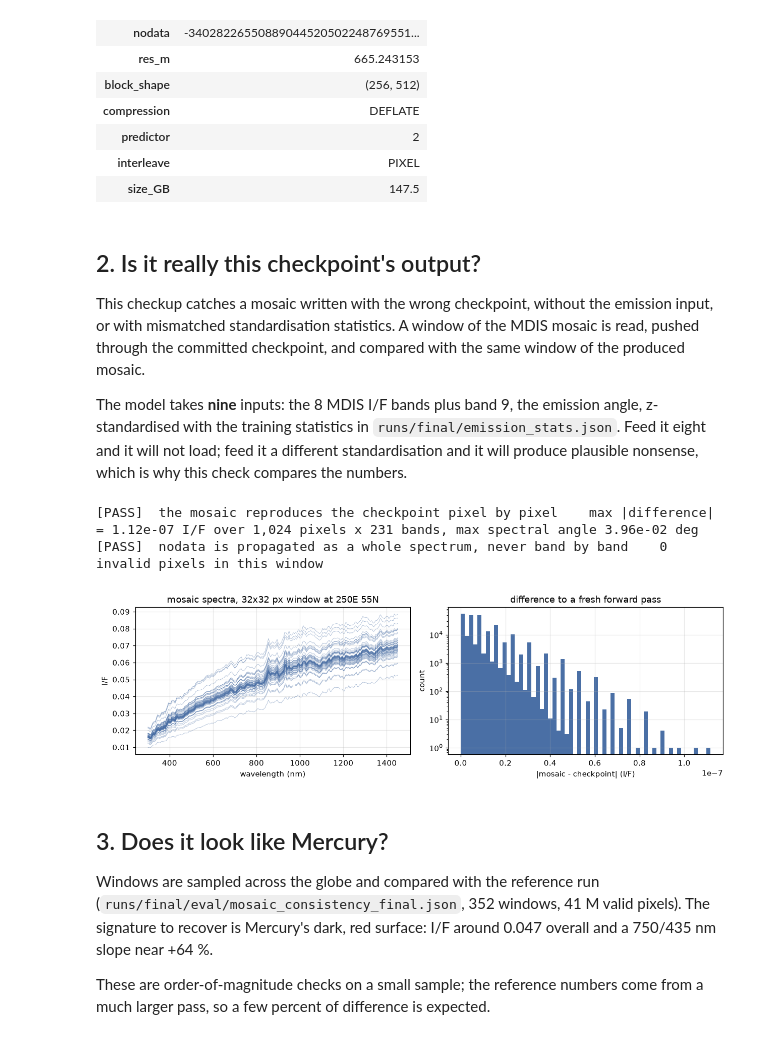
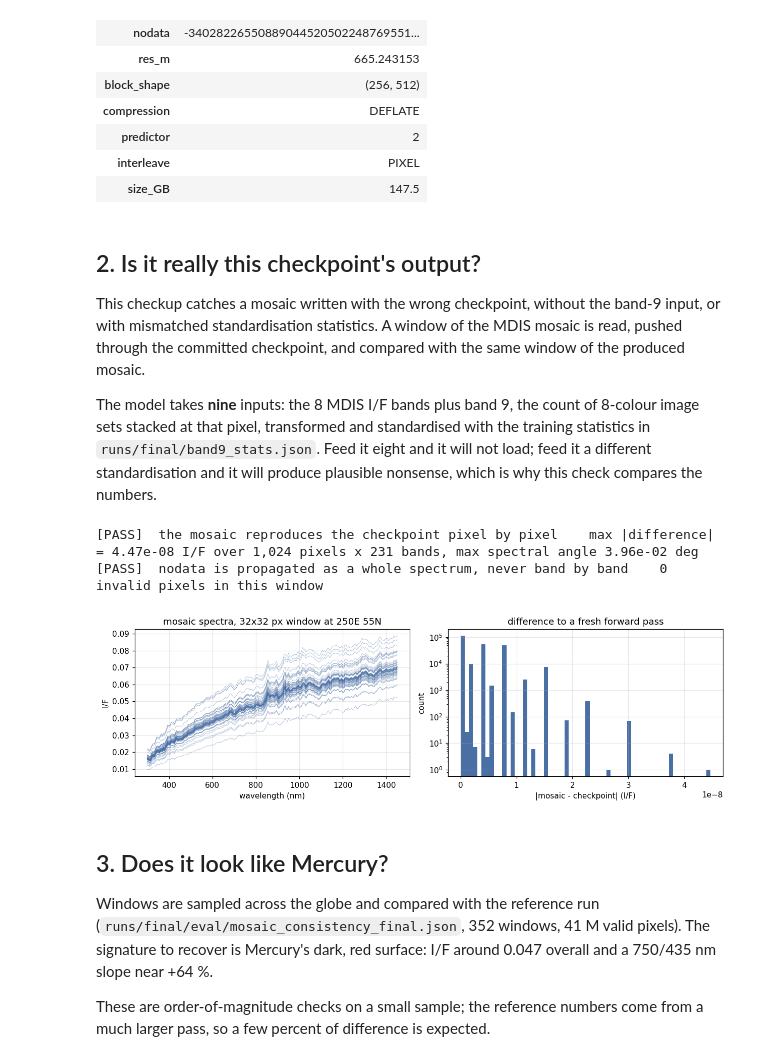
Before and after one commit to raphael-muller/mdis2vihi, a Jupyter notebook: notebooks/02_check_mosaic.ipynb, the cells around one changed output. Saved outputs shown, nothing was run; the diff lists cells and outputs as text; code cells hidden in the pictures.

Commit message:
Band 9 images count correction

```diff
--- a/notebooks/02_check_mosaic.ipynb
+++ b/notebooks/02_check_mosaic.ipynb
@@ -37,7 +37,7 @@ CORRECTED = REPO / "runs/final/mdis2vihi_global_final_postcorr_unionbb0.8_deflat
 MDIS = REPO / ("data/raw/mdis_mosaic/MDIS_MDR_20170512_PDS16_64ppd_"
                "equirectangular_withbackplanes.tif")
 CKPTS = sorted((REPO / "runs/final/lightning_logs/version_0/checkpoints").glob("epoch=*.ckpt"))
-STATS = json.loads((REPO / "runs/final/emission_stats.json").read_text(encoding="utf-8"))
+STATS = json.loads((REPO / "runs/final/image_count_stats.json").read_text(encoding="utf-8"))
 LAYER_DIR = REPO / "runs/final/correction"
 BANDSTATS = REPO / "runs/final/eval/mosaic_band_stats_final.csv"
 
@@ -138,14 +138,15 @@ else:
 ## 2. Is it really this checkpoint's output?
 
 This checkup catches a mosaic written with the wrong
-checkpoint, without the emission input, or with mismatched standardisation statistics.
+checkpoint, without the band-9 input, or with mismatched standardisation statistics.
 A window of the MDIS mosaic is read, pushed through the committed checkpoint, and
 compared with the same window of the produced mosaic.
 
-The model takes **nine** inputs: the 8 MDIS I/F bands plus band 9, the emission angle,
-z-standardised with the training statistics in `runs/final/emission_stats.json`. Feed
-it eight and it will not load; feed it a different standardisation and it will produce
-plausible nonsense, which is why this check compares the numbers.
+The model takes **nine** inputs: the 8 MDIS I/F bands plus band 9, the count of
+8-colour image sets stacked at that pixel, transformed and standardised with the
+training statistics in `runs/final/band9_stats.json`. Feed it eight and it will not
+load; feed it a different standardisation and it will produce plausible nonsense,
+which is why this check compares the numbers.
 # %%
 if not (HAVE_MOSAIC and HAVE_MDIS and CKPTS):
     print("skipped: needs the mosaic, the MDIS input and the checkpoint")
@@ -163,36 +164,36 @@ else:
 
     valid = np.all(np.isfinite(x9) & (x9 > NODATA), axis=0)
     xs = x9[:, valid].T.copy()
-    xs[:, 8] = (xs[:, 8] - STATS["emission_mean"]) / STATS["emission_std"]
+    xs[:, 8] = (xs[:, 8] - STATS["image_count_mean"]) / STATS["image_count_std"]
     with torch.no_grad():
         pred = model(torch.from_numpy(xs)).numpy()
     obs = got[:, valid].T
 
     dmax = float(np.abs(pred - obs).max())
     cos = ((pred * obs).sum(1)
            / (np.linalg.norm(pred, axis=1) * np.linalg.norm(obs, axis=1) + 1e-12))
     sam = float(np.degrees(np.arccos(np.clip(cos, -1, 1))).max())
 
     check("the mosaic reproduces the checkpoint pixel by pixel", dmax < 1e-5,
           f"max |difference| = {dmax:.2e} I/F over {int(valid.sum()):,} pixels "
           f"x 231 bands, max spectral angle {sam:.2e} deg")
     check("nodata is propagated as a whole spectrum, never band by band",
           bool(np.all((got <= NODATA).sum(axis=0)[~valid] == 231)) if (~valid).any() else True,
           f"{int((~valid).sum()):,} invalid pixels in this window")
 
     fig, ax = plt.subplots(1, 2, figsize=(11.5, 3.6))
     for k in range(0, obs.shape[0], max(1, obs.shape[0] // 60)):
         ax[0].plot(GRID_NM, obs[k], lw=0.5, alpha=0.5, color="#4a6fa5")
     ax[0].set(xlabel="wavelength (nm)", ylabel="I/F",
               title=f"mosaic spectra, {win.width}x{win.height} px window at 250E 55N")
     ax[1].hist(np.abs(pred - obs).ravel(), bins=60, color="#4a6fa5")
     ax[1].set(xlabel="|mosaic - checkpoint| (I/F)", ylabel="count", yscale="log",
               title="difference to a fresh forward pass")
     fig.tight_layout()
 # %% [output]
-[PASS]  the mosaic reproduces the checkpoint pixel by pixel    max |difference| = 1.12e-07 I/F over 1,024 pixels x 231 bands, max spectral angle 3.96e-02 deg
+[PASS]  the mosaic reproduces the checkpoint pixel by pixel    max |difference| = 4.47e-08 I/F over 1,024 pixels x 231 bands, max spectral angle 3.96e-02 deg
 [PASS]  nodata is propagated as a whole spectrum, never band by band    0 invalid pixels in this window
-[figure, old version]
+[figure, new version]
 # %% [markdown]
 ## 3. Does it look like Mercury?
 
```
Also changed, not shown: parts of 6 cells of this notebook, 25 other files.
